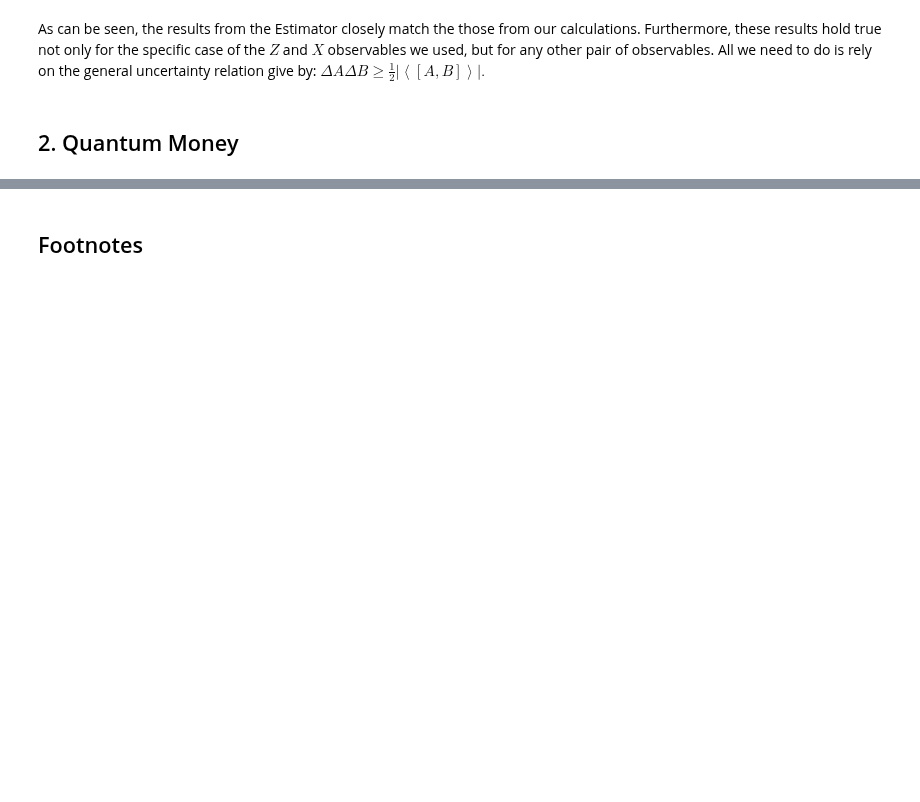
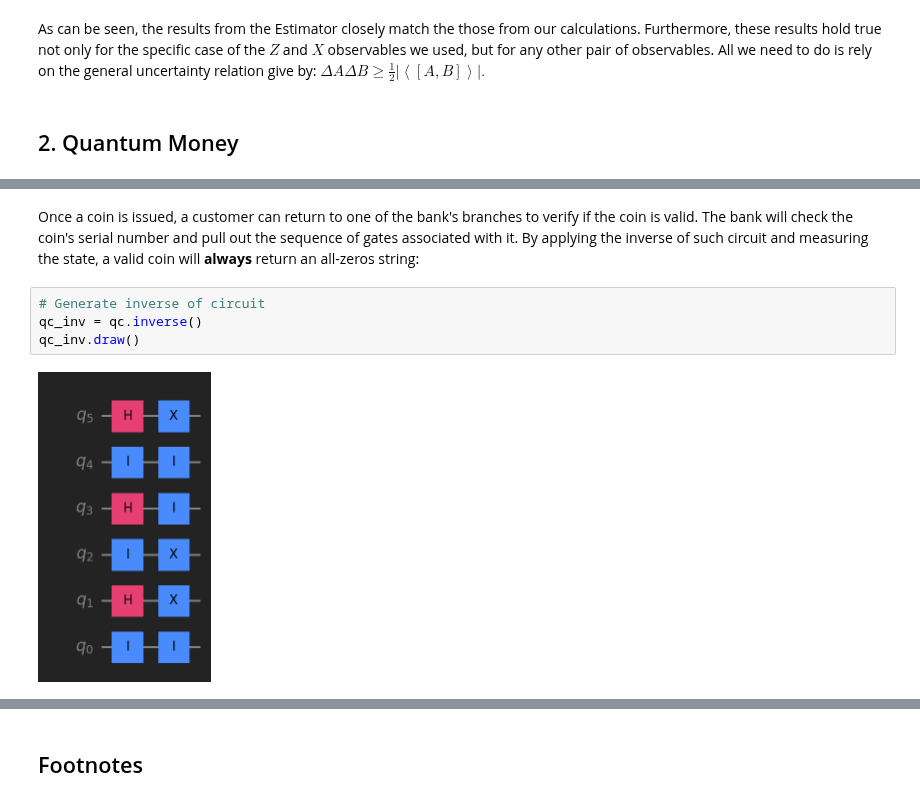
Before and after one commit to learn-quantum/lqc-textbook, a Jupyter notebook: chapters/03_quantum_protocols/03_01_quantum_money.ipynb, the cells around one changed output, grey strips where cells are left out. Drawn from its saved outputs; the diff is of its cells as text; blank space fills up the shorter version.

```diff
--- a/chapters/03_quantum_protocols/03_01_quantum_money.ipynb
+++ b/chapters/03_quantum_protocols/03_01_quantum_money.ipynb
@@ -362,0 +407,8 @@ qc.draw()
+# %% [markdown]
+Once a coin is issued, a customer can return to one of the bank's branches to verify if the coin is valid. The bank will check the coin's serial number and pull out the sequence of gates associated with it. By applying the inverse of such circuit and measuring the state, a valid coin will **always** return an all-zeros string:
+# %%
+# Generate inverse of circuit
+qc_inv = qc.inverse()
+qc_inv.draw()
+# %% [output]
+[figure, added]
```
Also changed, not shown: parts of 13 cells of this notebook, 2 other files.
